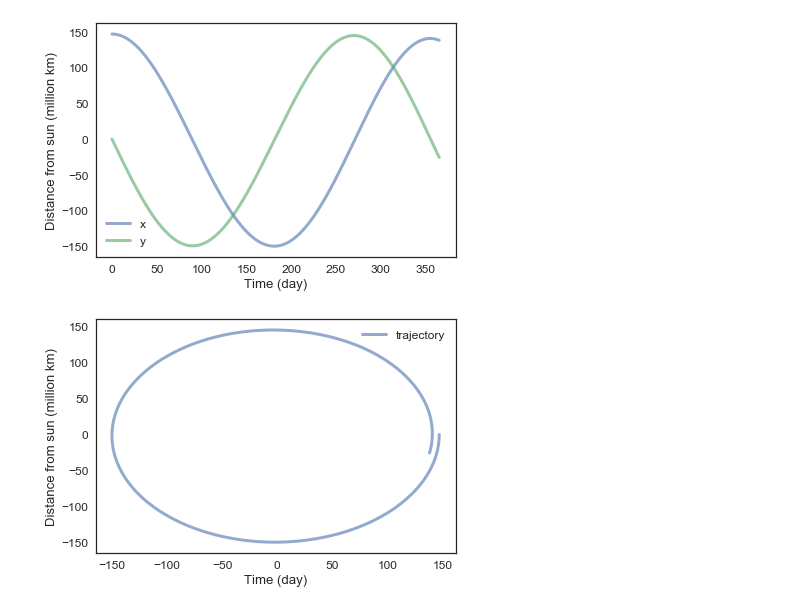
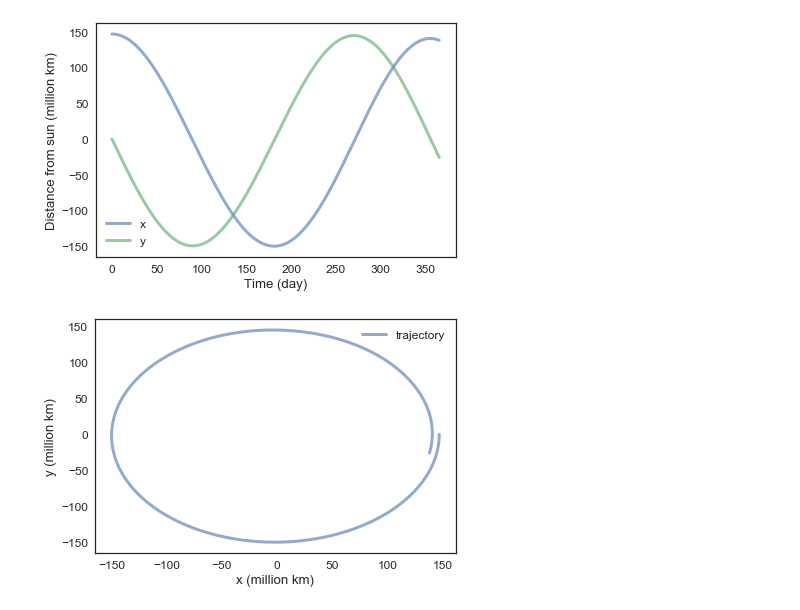
Before and after one commit to hardlyrichie/ModSimPy, a Jupyter notebook: code/orbit_homework.ipynb, the cells around one changed output. Saved outputs shown, nothing was run; the diff lists cells and outputs as text; code cells hidden in the pictures.

```diff
--- a/code/orbit_homework.ipynb
+++ b/code/orbit_homework.ipynb
@@ -86,9 +74,7 @@ def universal_gravitation(state, system):
 
     force = G * m1 * m2 / displacement.mag**2
 
-#     forceX, forceY = pol2cart(displacement.angle, force)
-
-    return Vector(force * math.cos(displacement.angle), force * math.sin(displacement.angle))
+    return displacement.hat() * force
 # %%
 universal_gravitation(init, system)
 # %% [output]
@@ -97,14 +83,6 @@ universal_gravitation(init, system)
 # The slope function
 
 def slope_func(state, t, system):
-    """Compute derivatives of the state.
-
-    state: position, velocity
-    t: time
-    system: System object containing `g`
-
-    returns: derivatives of y and v
-    """
     x, y, vx, vy = state
     unpack(system)
 
@@ -195,9 +162,9 @@ decorate(xlabel='Time (day)',
 # %%
 # And plotting
 
 plot(x, y, label='trajectory')
 
-decorate(xlabel='Time (day)',
-         ylabel='Distance from sun (million km)')
+decorate(xlabel='x (million km)',
+         ylabel='y (million km)')
 # %% [output]
-[figure, old version]
+[figure, new version]
```
Also changed, not shown: parts of 5 cells of this notebook, 4 other files.
